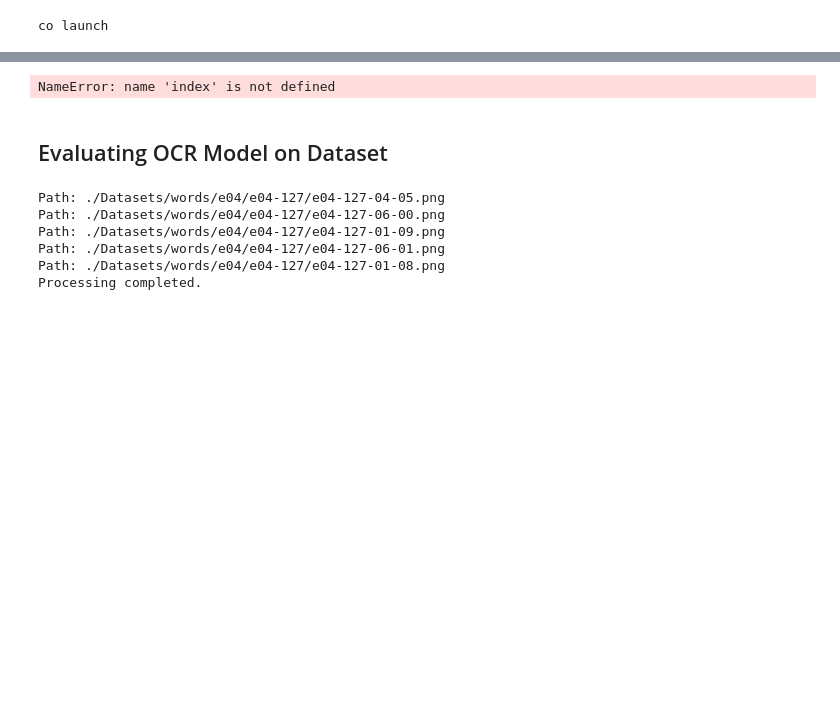
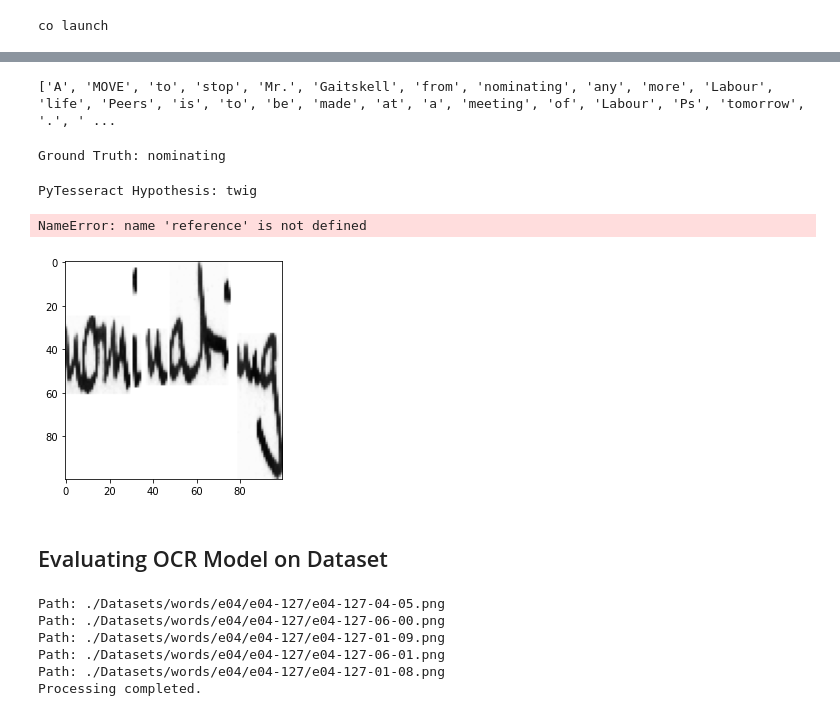
Before and after one commit to aaron68lee/ForgeNet, a Jupyter notebook: model.ipynb, the cells around one changed output, grey strips where cells are left out. Cells and saved outputs as stored; diff of their text form; code cells hidden in the pictures; blank space fills up the shorter version.

Commit message:
edits to cer and eval loop

```diff
--- a/model.ipynb
+++ b/model.ipynb
@@ -111,19 +110,19 @@ def pre_process_image(image, TARGET_HEIGHT=100, TARGET_WIDTH=100):
     aspect_ratio = original_width / original_height
 
     if aspect_ratio >= 1.0:  # Landscape image
-        new_width = target_width
+        new_width = TARGET_WIDTH
         new_height = int(new_width / aspect_ratio)
     else:  # Portrait image
-        new_height = target_height
+        new_height = TARGET_HEIGHT
         new_width = int(new_height * aspect_ratio)
 
     # Resize the image to the target size.
     resized_image = cv2.resize(image, (new_width, new_height))
 
     # Pad the resized image to make it the target size.
-    padded_image = np.ones((target_height, target_width), dtype=np.uint8) * 255
-    x_offset = (target_width - new_width) // 2
-    y_offset = (target_height - new_height) // 2
+    padded_image = np.ones((TARGET_HEIGHT, TARGET_WIDTH), dtype=np.uint8) * 255
+    x_offset = (TARGET_WIDTH - new_width) // 2
+    y_offset = (TARGET_HEIGHT - new_height) // 2
     padded_image[y_offset:y_offset + new_height, x_offset:x_offset + new_width] = resized_image
 
     return padded_image
@@ -145,7 +144,6 @@ def pre_process_image_skew(image, TARGET_HEIGHT=100, TARGET_WIDTH=100):
 # %%
 
 processed_images = []
-bad_data = ["a01/a01-117/a01-117-05-02.png", "r06/r06-022/r06-022-03-05.png"]
 bad = []
 TARGET_HEIGHT, TARGET_WIDTH = 100, 100
 
@@ -157,8 +155,8 @@ for i, image_path in enumerate(filepaths_dic.keys()):
     #     break
 
     # Load and preprocess the image
-    if image_path in bad_data: # bad data
-        continue
+    #if image_path in bad_data: # bad data
+        #continue
     image = cv2.imread(IMAGE_DIR+image_path, cv2.IMREAD_GRAYSCALE)
     if image is None:
         bad.append(image_path)
@@ -309,24 +333,45 @@ NameError: name 'filepath_dic' is not defined
+# %%
+print(words_lst[0:40])
+# %% [output]
+['A', 'MOVE', 'to', 'stop', 'Mr.', 'Gaitskell', 'from', 'nominating', 'any', 'more', 'Labour', 'life', 'Peers', 'is', 'to', 'be', 'made', 'at', 'a', 'meeting', 'of', 'Labour', 'Ps', 'tomorrow', '.', ' ...
 # %%
 # EXAMPLE using Pytesseract (less accurate)
 
 import pytesseract
 from fuzzywuzzy import fuzz
 from jiwer import wer
 
-i = index
+i = 7
 
-ground_truth = words_lst[i]
-print("Ground Truth:", words_lst[i])
+ground_truth = words_lst[i] #'materials'
+print("Ground Truth:", ground_truth)
 plt.imshow(processed_images[i], cmap="gray")
 
-hypothesis = pytesseract.image_to_string(processed_images[i])
-print("Hypothesis:", hypothesis)
-print("CER: ", cer(ground_truth, hypothesis)) # char error rate
-print("WER: ", wer(ground_truth, hypothesis)) # word error rate
-print("Edit distance: ", edit_distance(ground_truth, hypothesis)) # edit distance
-print("Levenshtein distance: ", levenshtein_distance(ground_truth, hypothesis)) # levenshtein distance
+py_hypothesis = pytesseract.image_to_string(processed_images[i])
+
+sample = list(filepaths_dic.keys())[i]
+image_path = os.path.join('./Datasets/words', sample)
+transformer_hypothesis = OCR(image_path)
+
+print("PyTesseract Hypothesis:", py_hypothesis)
+print("CER: ", cer(ground_truth, py_hypothesis)) # char error rate
+print("WER: ", wer(ground_truth, py_hypothesis)) # word error rate
+print("Edit distance: ", edit_distance(ground_truth, py_hypothesis)) # edit distance
+print("Levenshtein distance: ", levenshtein_distance(ground_truth, py_hypothesis)) # levenshtein distance
+print("________________")
+
+print("TrOCR Transformer Hypothesis:", transformer_hypothesis)
+print("CER: ", cer(ground_truth, transformer_hypothesis)) # char error rate
+print("WER: ", wer(ground_truth, transformer_hypothesis)) # word error rate
+print("Edit distance: ", edit_distance(ground_truth, transformer_hypothesis)) # edit distance
+print("Levenshtein distance: ", levenshtein_distance(ground_truth, transformer_hypothesis)) # levenshtein distance
+
+print("Ground Truth:", ground_truth)
 # %% [output]
-NameError: name 'index' is not defined
+Ground Truth: nominating
+PyTesseract Hypothesis: twig
+NameError: name 'reference' is not defined
+[figure, added]
 # %% [markdown]
 ## Evaluating OCR Model on Dataset
 # %%
```
Also changed, not shown: parts of 18 cells of this notebook, 3 other files.
